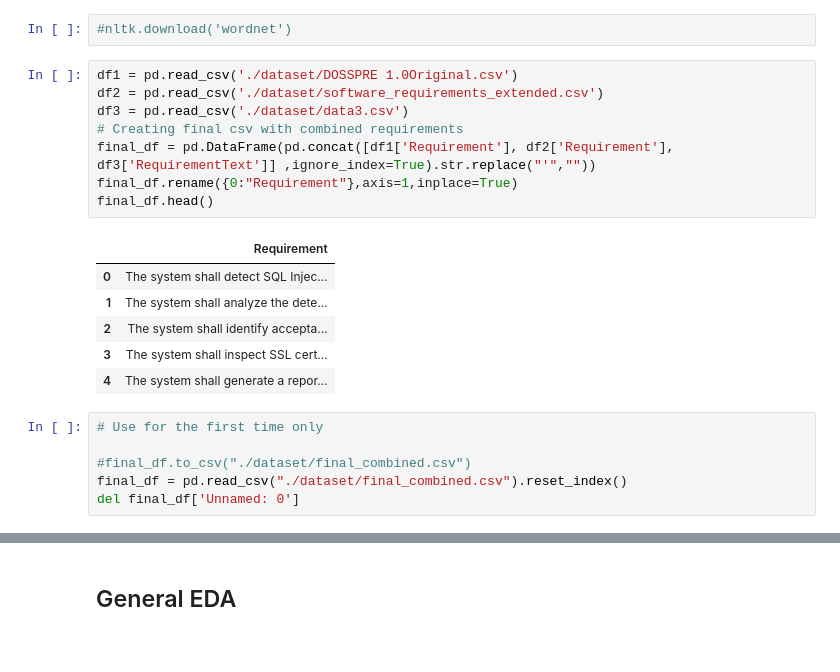
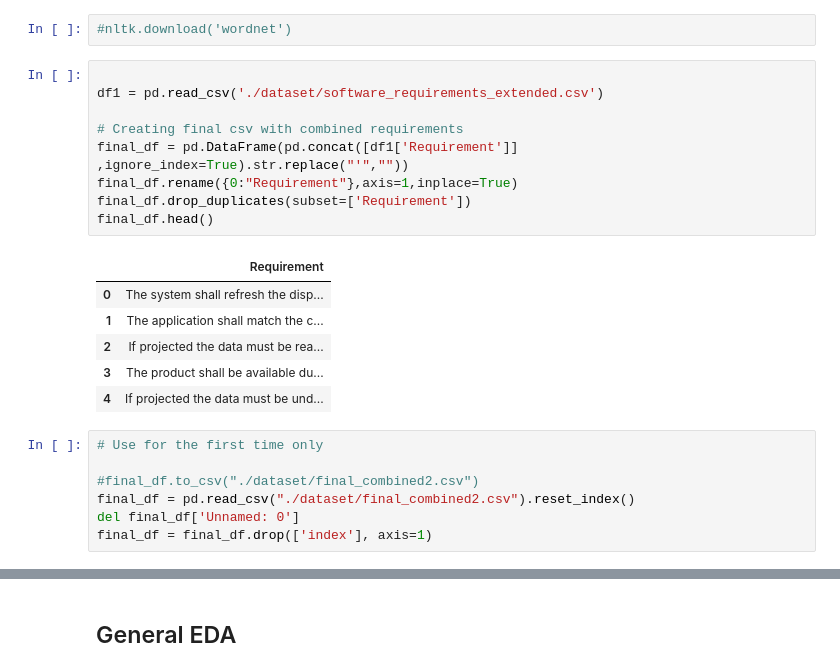
Before and after one commit to priyanshujha98/Cloud-Service-Recommender, a Jupyter notebook: code.ipynb, the cells around one changed output, grey strips where cells are left out. Drawn from its saved outputs; the diff is of its cells as text.

```diff
--- a/code.ipynb
+++ b/code.ipynb
@@ -13,23 +13,25 @@ from nltk.stem import WordNetLemmatizer
 # %%
 #nltk.download('wordnet')
 # %%
-df1 = pd.read_csv('./dataset/DOSSPRE 1.0Original.csv')
-df2 = pd.read_csv('./dataset/software_requirements_extended.csv')
-df3 = pd.read_csv('./dataset/data3.csv')
+
+df1 = pd.read_csv('./dataset/software_requirements_extended.csv')
+
 # Creating final csv with combined requirements
-final_df = pd.DataFrame(pd.concat([df1['Requirement'], df2['Requirement'], df3['RequirementText']] ,ignore_index=True).str.replace("'",""))
+final_df = pd.DataFrame(pd.concat([df1['Requirement']] ,ignore_index=True).str.replace("'",""))
 final_df.rename({0:"Requirement"},axis=1,inplace=True)
+final_df.drop_duplicates(subset=['Requirement'])
 final_df.head()
 # %% [output]
 |  | Requirement |
-| 0 | The system shall detect SQL Injec... |
-| 1 | The system shall analyze the dete... |
-| 2 | The system shall identify accepta... |
-| 3 | The system shall inspect SSL cert... |
-| 4 | The system shall generate a repor... |
+| 0 | The system shall refresh the disp... |
+| 1 | The application shall match the c... |
+| 2 | If projected the data must be rea... |
+| 3 | The product shall be available du... |
+| 4 | If projected the data must be und... |
 # %%
 # Use for the first time only
 
-#final_df.to_csv("./dataset/final_combined.csv")
-final_df = pd.read_csv("./dataset/final_combined.csv").reset_index()
+#final_df.to_csv("./dataset/final_combined2.csv")
+final_df = pd.read_csv("./dataset/final_combined2.csv").reset_index()
 del final_df['Unnamed: 0']
+final_df = final_df.drop(['index'], axis=1)
```
Also changed, not shown: parts of 11 cells of this notebook, 2 other files.
